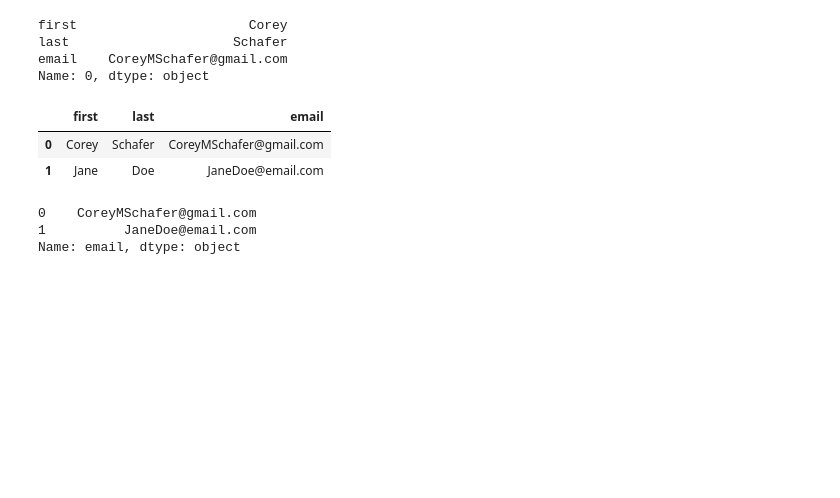
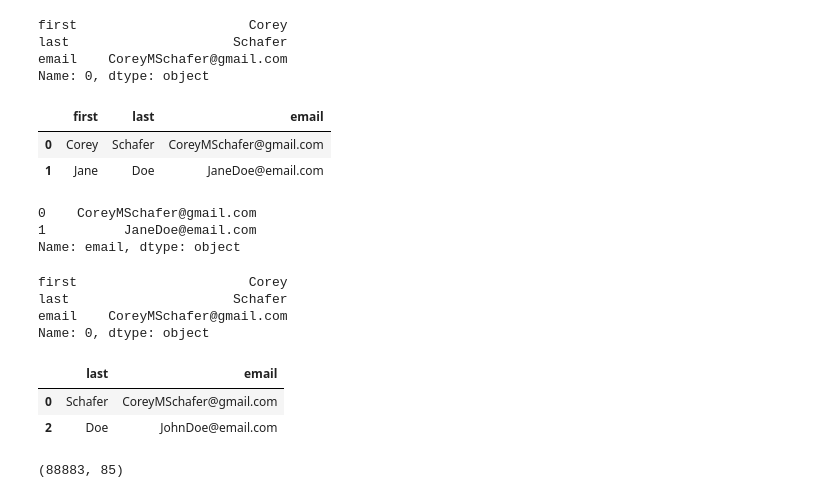
Before and after one commit to JoshKing85/machlearn, a Jupyter notebook: 00 Libraries/pandas/01_pandas_basics.ipynb, the cells around one changed output. Saved outputs shown, nothing was run; the diff lists cells and outputs as text; code cells hidden in the pictures; blank space fills up the shorter version.

```diff
--- a/00 Libraries/pandas/pandas.ipynb
+++ b/00 Libraries/pandas/01_pandas_basics.ipynb
@@ -157,3 +153,22 @@ dataframe.iloc[[0, 1], 2]
 0    CoreyMSchafer@gmail.com
 1          JaneDoe@email.com
 Name: email, dtype: object
+# %%
+#with loc
+dataframe.loc[0]
+# %% [output]
+first                      Corey
+last                     Schafer
+email    CoreyMSchafer@gmail.com
+Name: 0, dtype: object
+# %%
+#get specific cols(always name of col), of rows(always index of row)
+dataframe.loc[[0, 2],['last', 'email']]
+# %% [output]
+|  | last | email |
+| 0 | Schafer | CoreyMSchafer@gmail.com |
+| 2 | Doe | JohnDoe@email.com |
+# %%
+schema_df.shape
+# %% [output]
+(88883, 85)
```
Also changed, not shown: parts of 5 cells of this notebook, 7 other files.
